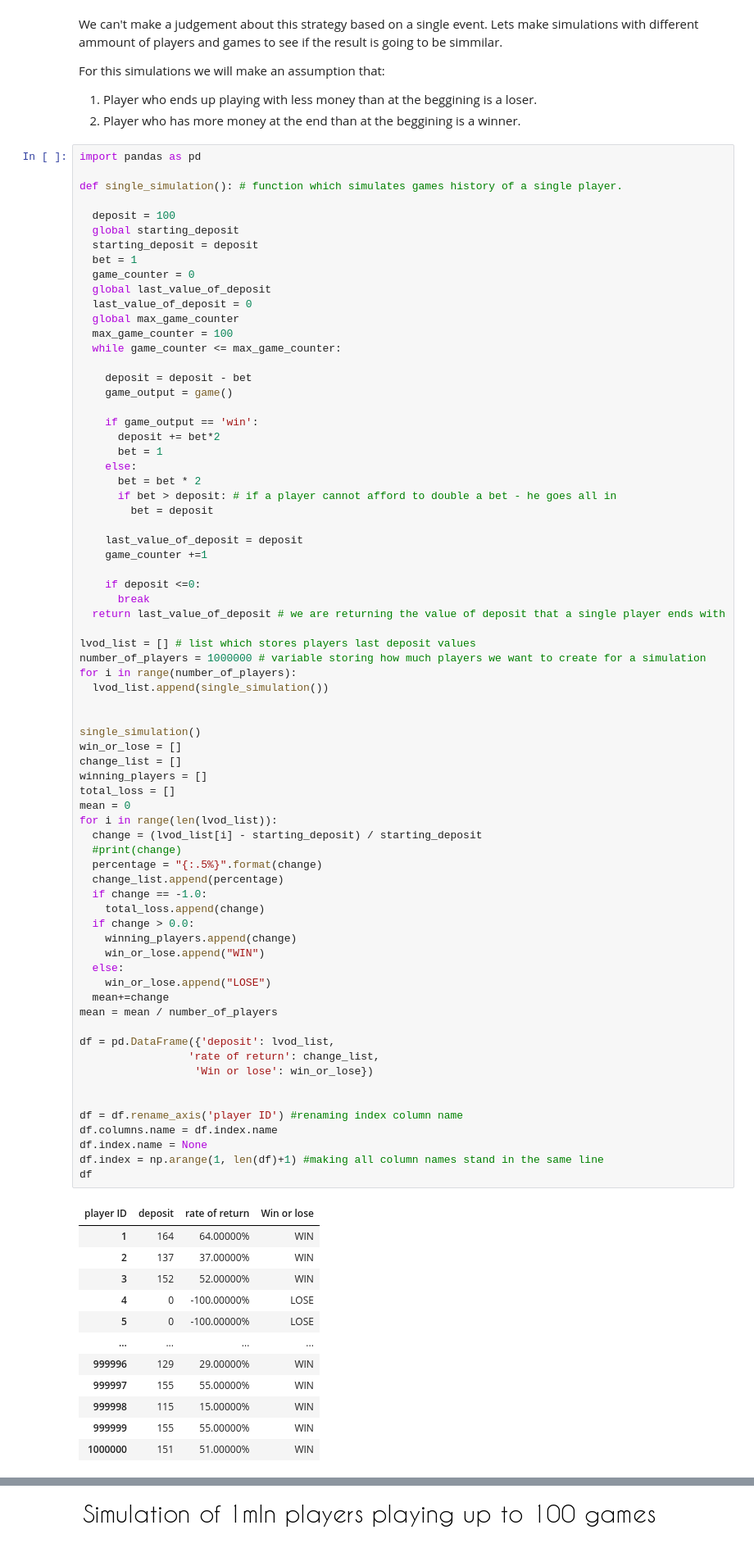
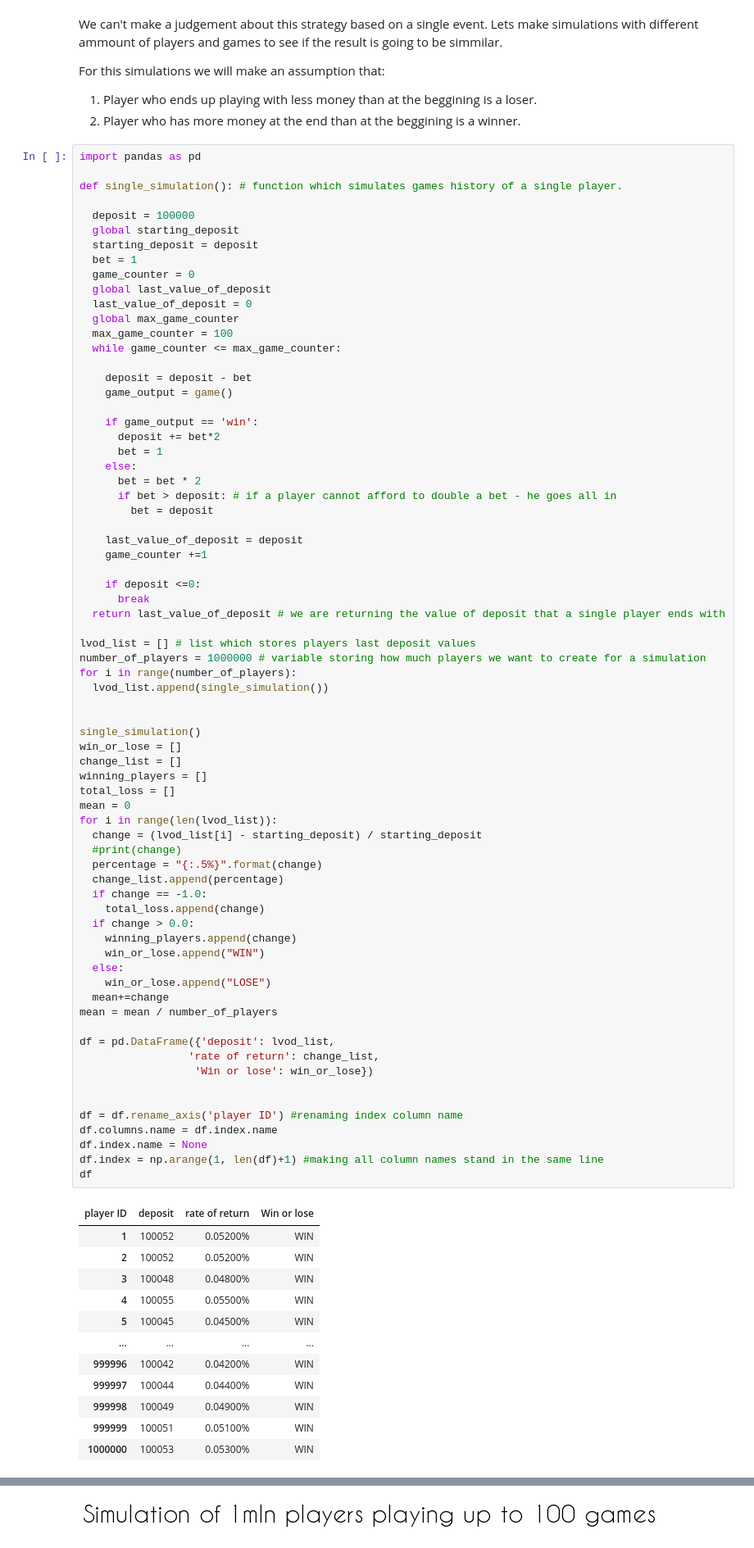
Before and after one commit to AdamSikorski/The-Martingale-betting-system, a Jupyter notebook: Martingale_system.ipynb, the cells around one changed output, grey strips where cells are left out. Shown at 82% size. Saved outputs shown, nothing was run; the diff lists cells and outputs as text.

```diff
--- a/Martingale_system.ipynb
+++ b/Martingale_system.ipynb
@@ -109,7 +109,7 @@ import pandas as pd
 
 def single_simulation(): # function which simulates games history of a single player.
 
-  deposit = 100
+  deposit = 100000
   global starting_deposit
   starting_deposit = deposit
   bet = 1
@@ -150,44 +150,44 @@ change_list = []
 winning_players = []
 total_loss = []
 mean = 0
 for i in range(len(lvod_list)):
   change = (lvod_list[i] - starting_deposit) / starting_deposit
   #print(change)
   percentage = "{:.5%}".format(change)
   change_list.append(percentage)
   if change == -1.0:
     total_loss.append(change)
   if change > 0.0:
     winning_players.append(change)
     win_or_lose.append("WIN")
   else:
     win_or_lose.append("LOSE")
   mean+=change
 mean = mean / number_of_players
 
 df = pd.DataFrame({'deposit': lvod_list,
                  'rate of return': change_list,
                   'Win or lose': win_or_lose})
 
 
 df = df.rename_axis('player ID') #renaming index column name
 df.columns.name = df.index.name
 df.index.name = None
 df.index = np.arange(1, len(df)+1) #making all column names stand in the same line
 df
 # %% [output]
 | player ID | deposit | rate of return | Win or lose |
-| 1 | 164 | 64.00000% | WIN |
-| 2 | 137 | 37.00000% | WIN |
-| 3 | 152 | 52.00000% | WIN |
-| 4 | 0 | -100.00000% | LOSE |
-| 5 | 0 | -100.00000% | LOSE |
+| 1 | 100052 | 0.05200% | WIN |
+| 2 | 100052 | 0.05200% | WIN |
+| 3 | 100048 | 0.04800% | WIN |
+| 4 | 100055 | 0.05500% | WIN |
+| 5 | 100045 | 0.04500% | WIN |
 | ... | ... | ... | ... |
-| 999996 | 129 | 29.00000% | WIN |
-| 999997 | 155 | 55.00000% | WIN |
-| 999998 | 115 | 15.00000% | WIN |
-| 999999 | 155 | 55.00000% | WIN |
-| 1000000 | 151 | 51.00000% | WIN |
+| 999996 | 100042 | 0.04200% | WIN |
+| 999997 | 100044 | 0.04400% | WIN |
+| 999998 | 100049 | 0.04900% | WIN |
+| 999999 | 100051 | 0.05100% | WIN |
+| 1000000 | 100053 | 0.05300% | WIN |
 1000000 rows × 3 columns
 # %% [markdown]
 ![image.png](embedded-picture-1)
```
Also changed, not shown: parts of 7 cells of this notebook.
